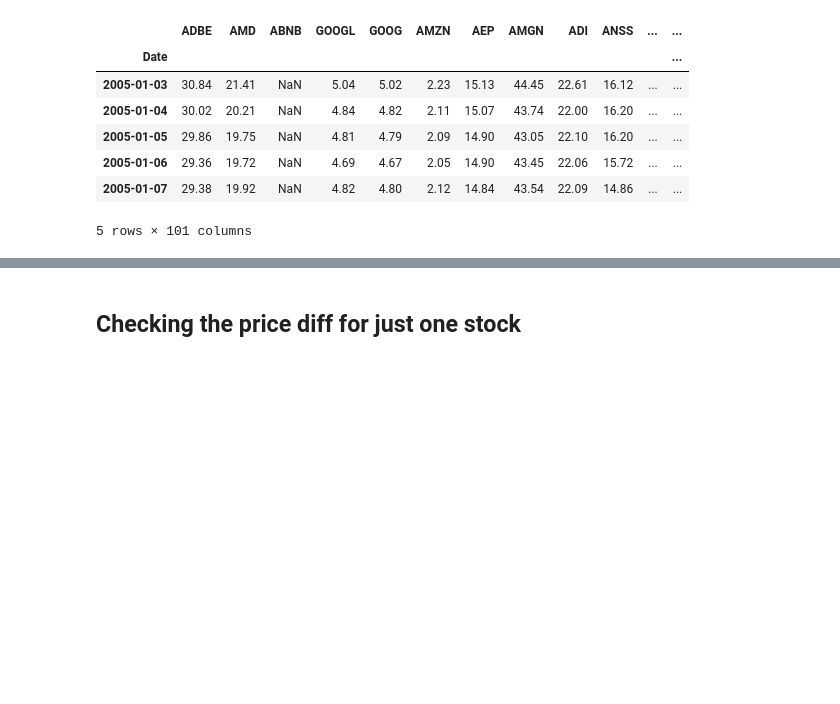
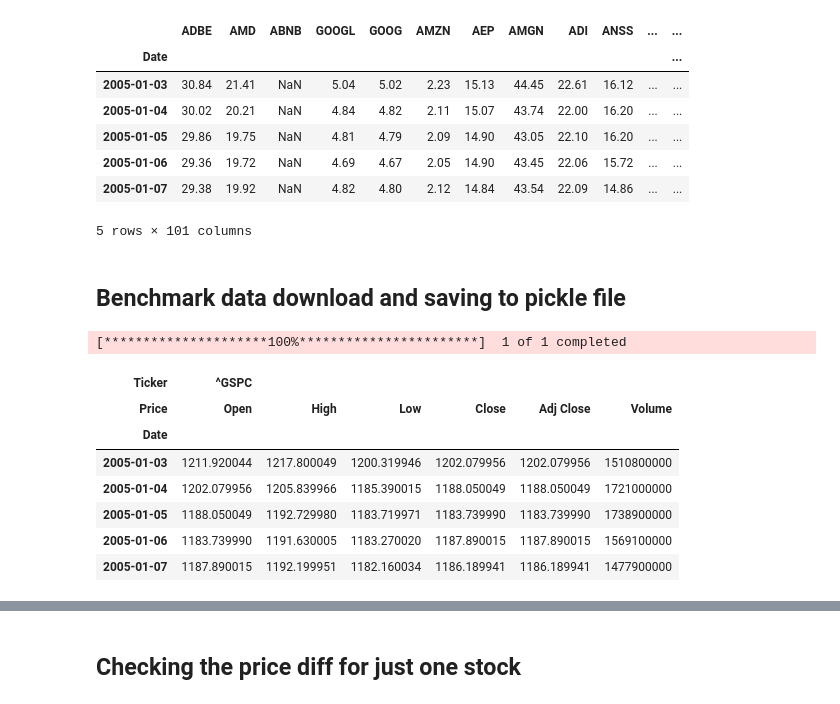
Before and after one commit to jay-kalaria/momentum-strategy-backtest, a Jupyter notebook: algo.ipynb, the cells around one changed output, grey strips where cells are left out. Drawn from its saved outputs; the diff is of its cells as text; code cells hidden in the pictures; blank space fills up the shorter version.

Commit message:
feat: S&P Benchmark added

```diff
--- a/algo.ipynb
+++ b/algo.ipynb
@@ -72,0 +54,17 @@ data.head()
+# %% [markdown]
+## Benchmark data download and saving to pickle file
+# %%
+raw_data_benchmark = yf.download("^GSPC",'2005-01-01','2025-01-01', group_by='ticker', auto_adjust=False)
+# %% [output]
+[*********************100%***********************]  1 of 1 completed
+# %%
+raw_data_benchmark.head()
+# %% [output]
+| Ticker | ^GSPC |  |  |  |  |  |
+| Price | Open | High | Low | Close | Adj Close | Volume |
+| Date |  |  |  |  |  |  |
+| 2005-01-03 | 1211.920044 | 1217.800049 | 1200.319946 | 1202.079956 | 1202.079956 | 1510800000 |
+| 2005-01-04 | 1202.079956 | 1205.839966 | 1185.390015 | 1188.050049 | 1188.050049 | 1721000000 |
+| 2005-01-05 | 1188.050049 | 1192.729980 | 1183.719971 | 1183.739990 | 1183.739990 | 1738900000 |
+| 2005-01-06 | 1183.739990 | 1191.630005 | 1183.270020 | 1187.890015 | 1187.890015 | 1569100000 |
+| 2005-01-07 | 1187.890015 | 1192.199951 | 1182.160034 | 1186.189941 | 1186.189941 | 1477900000 |
```
Also changed, not shown: parts of 17 cells of this notebook, 2 other files.
